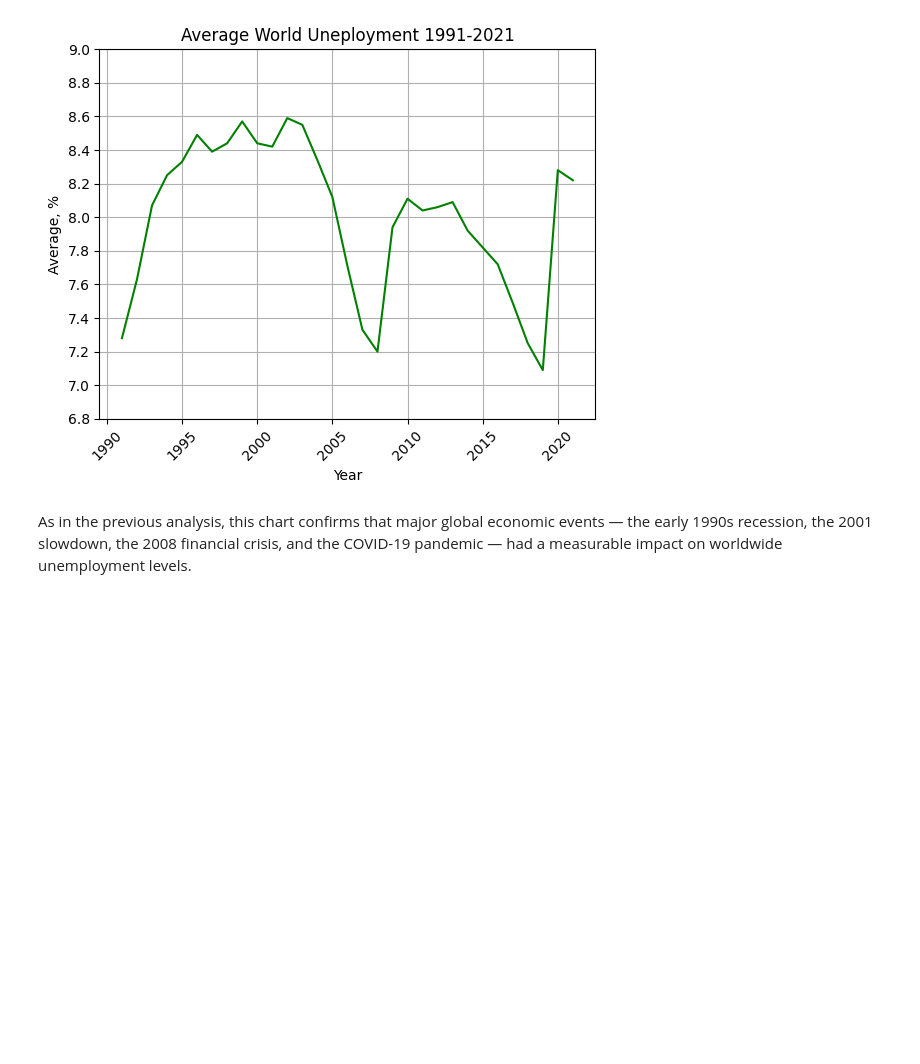
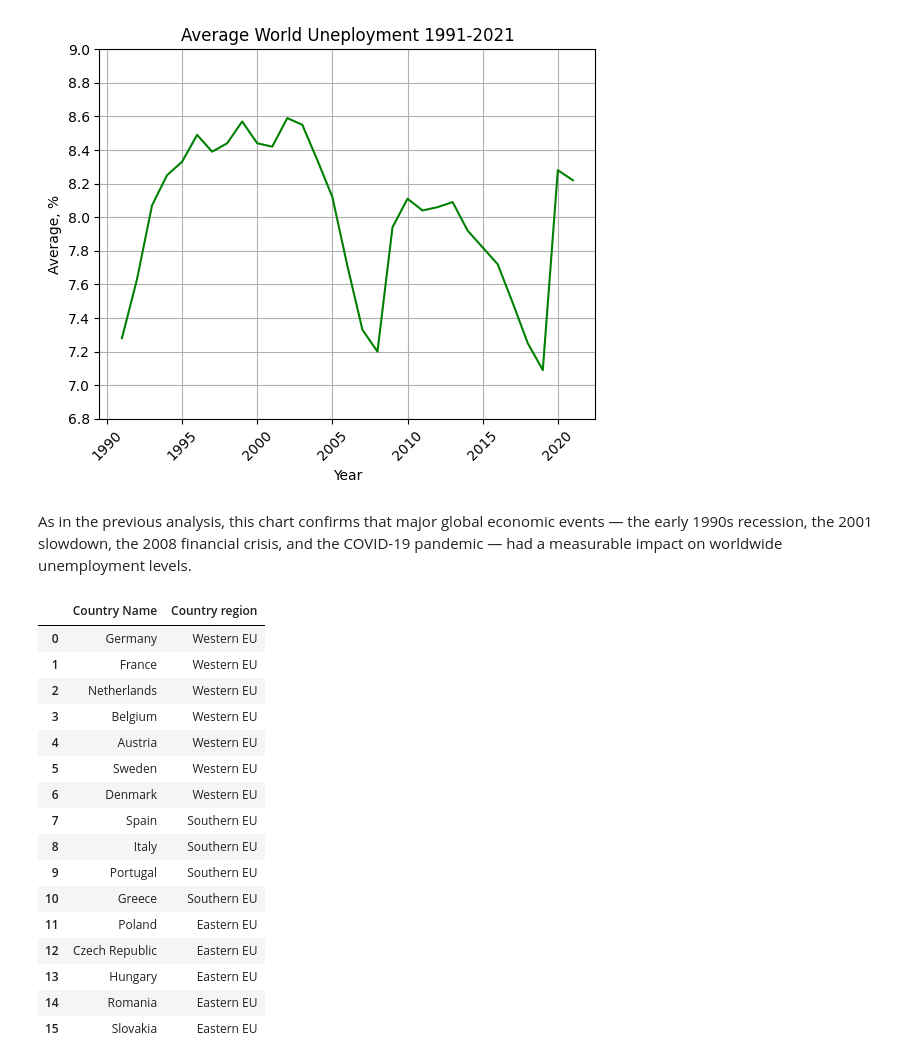
Before and after one commit to MikitaMalashkaR/unemployment-analysis, a Jupyter notebook: sql_analysis.ipynb, the cells around one changed output. Saved outputs shown, nothing was run; the diff lists cells and outputs as text; code cells hidden in the pictures; blank space fills up the shorter version.

```diff
--- a/sql_analysis.ipynb
+++ b/sql_analysis.ipynb
@@ -118,3 +118,29 @@ plt.show()
 [figure]
 # %% [markdown]
 As in the previous analysis, this chart confirms that major global economic events — the early 1990s recession, the 2001 slowdown, the 2008 financial crisis, and the COVID-19 pandemic — had a measurable impact on worldwide unemployment levels.
+# %%
+regions = pd.DataFrame({'Country Name': ['Germany', 'France', 'Netherlands', 'Belgium', 'Austria', 'Sweden', 'Denmark',
+                                         'Spain', 'Italy', 'Portugal', 'Greece',
+                                         'Poland', 'Czech Republic', 'Hungary', 'Romania', 'Slovakia'],
+                        'Country region': ['Western EU', 'Western EU', 'Western EU', 'Western EU', 'Western EU', 'Western EU', 'Western EU',
+                                           'Southern EU', 'Southern EU', 'Southern EU', 'Southern EU',
+                                           'Eastern EU', 'Eastern EU', 'Eastern EU', 'Eastern EU', 'Eastern EU']})
+regions
+# %% [output]
+|  | Country Name | Country region |
+| 0 | Germany | Western EU |
+| 1 | France | Western EU |
+| 2 | Netherlands | Western EU |
+| 3 | Belgium | Western EU |
+| 4 | Austria | Western EU |
+| 5 | Sweden | Western EU |
+| 6 | Denmark | Western EU |
+| 7 | Spain | Southern EU |
+| 8 | Italy | Southern EU |
+| 9 | Portugal | Southern EU |
+| 10 | Greece | Southern EU |
+| 11 | Poland | Eastern EU |
+| 12 | Czech Republic | Eastern EU |
+| 13 | Hungary | Eastern EU |
+| 14 | Romania | Eastern EU |
+| 15 | Slovakia | Eastern EU |
```
Also changed, not shown: parts of 4 cells of this notebook, 2 other files.
